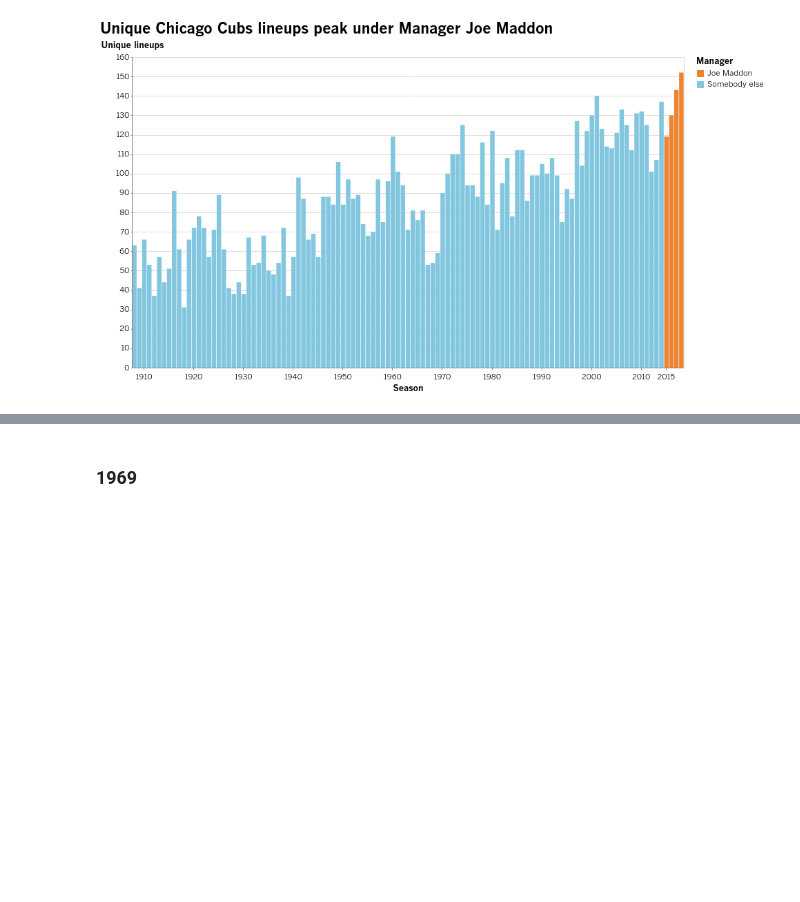
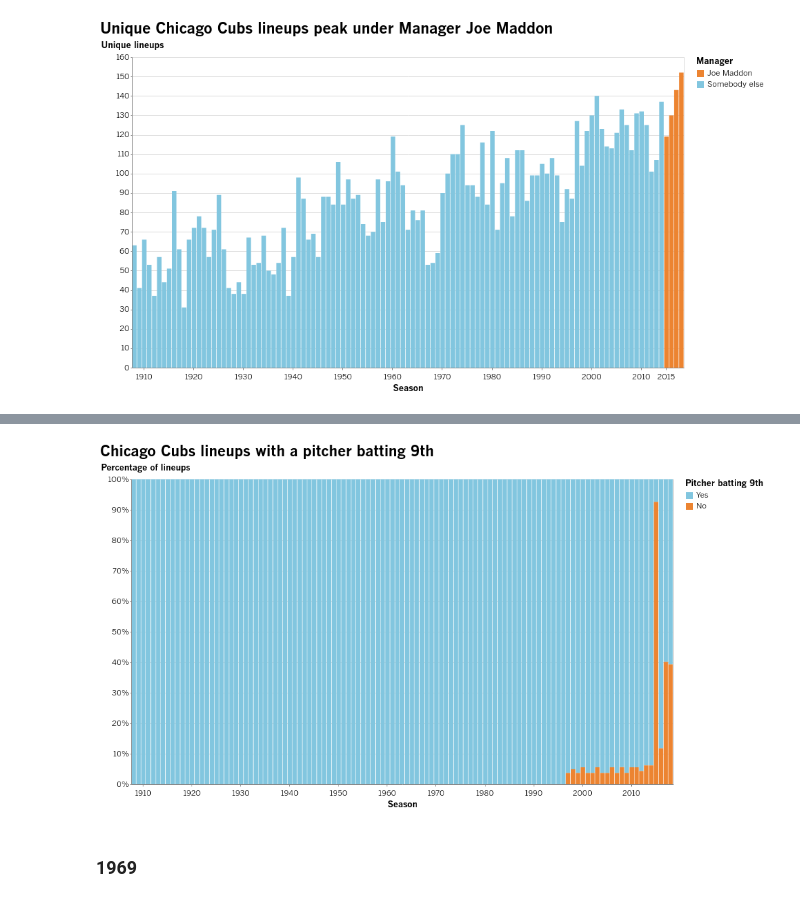
Before and after one commit to palewire/baseball-notebooks, a Jupyter notebook: cubs-lineups.ipynb, the cells around one changed output, grey strips where cells are left out. Drawn from its saved outputs; the diff is of its cells as text; code cells hidden in the pictures; blank space fills up the shorter version.

Commit message:
Batting ninth analysis

```diff
--- a/cubs-lineups.ipynb
+++ b/cubs-lineups.ipynb
@@ -86,0 +95,10 @@ alt.Chart(lineups_by_year).mark_bar().encode(
+# %%
+pitcher_ninth_by_year = df.groupby(["year", "pitcher_batting_ninth"]).size().rename("lineups").reset_index().pivot(
+    index="year",
+    columns="pitcher_batting_ninth",
+    values="lineups"
+).fillna(0)
+# %%
+pitcher_ninth_by_year['total'] = pitcher_ninth_by_year[False] + pitcher_ninth_by_year[True]
+# %%
+pitcher_ninth_by_year['percent'] = pitcher_ninth_by_year[True] / pitcher_ninth_by_year['total']
@@ -86,0 +120,9 @@ alt.Chart(lineups_by_year).mark_bar().encode(
+# %%
+stacked_pitcher_ninth_by_year = pitcher_ninth_by_year.rename(columns={
+    True: "Yes",
+    False: "No"
+})[["Yes", "No"]].stack().reset_index().rename(columns={
+    "year": "Year",
+    "pitcher_batting_ninth": "Pitcher batting 9th",
+    0: "Lineups"
+})
@@ -87,3 +132,33 @@ alt.Chart(lineups_by_year).mark_bar().encode(
+# %%
+alt.Chart(stacked_pitcher_ninth_by_year).mark_bar().encode(
+    x=alt.X(
+        "Year:O",
+        title="Season",
+        axis=alt.Axis(values=list(range(1910, 2020, 10)))
+    ),
+    y=alt.Y(
+        "sum(Lineups):Q",
+        title="Percentage of lineups",
+        stack='normalize',
+        axis=alt.Axis(format='%', title='percentage')
+    ),
+    color=alt.Color(
+        "Pitcher batting 9th:N",
+        scale=alt.Scale(
+            domain=['Yes', 'No'],
+            range=[lat.palette['default'], lat.palette['highlight']]
+        )
+    ),
+    order=alt.Order(
+      'Pitcher batting 9th',
+      sort='ascending'
+    )
+).properties(
+    width=800,
+    title="Chicago Cubs lineups with a pitcher batting 9th"
+)
+# %% [output]
+[figure, added]
 # %% [markdown]
 ### 1969
 # %%
```
Also changed, not shown: parts of 5 cells of this notebook.
